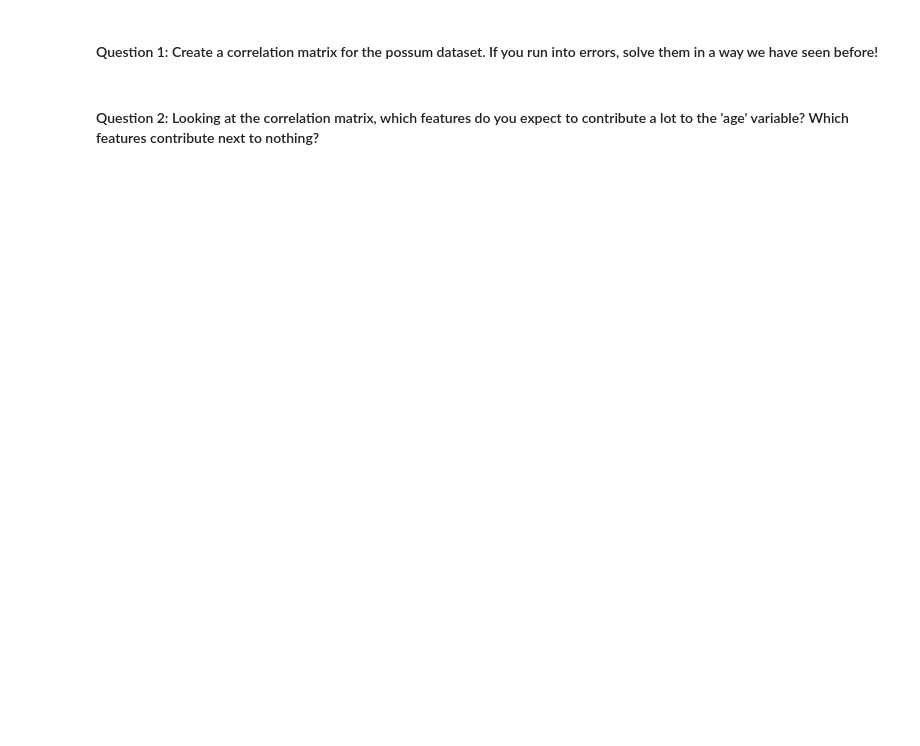
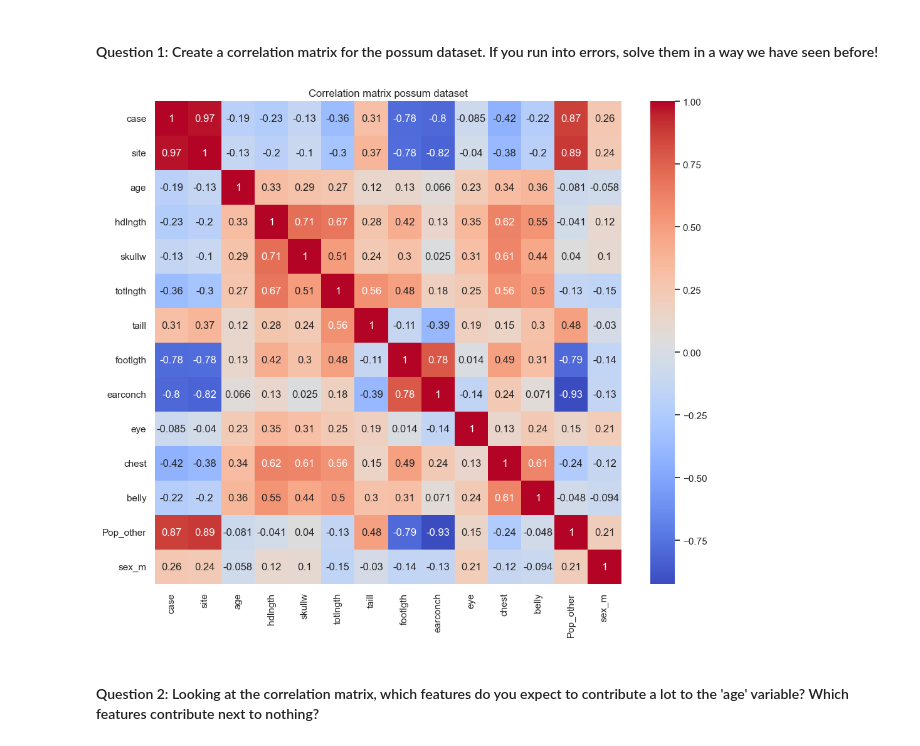
Before and after one commit to ChaybonV/Data-Science-Fundamentals, a Jupyter notebook: 10/DSF 10 - Lasso Regression Exercise.ipynb, the cells around one changed output. Drawn from its saved outputs; the diff is of its cells as text; code cells hidden in the pictures; blank space fills up the shorter version.

```diff
--- a/10/DSF 10 - Lasso Regression Exercise.ipynb
+++ b/10/DSF 10 - Lasso Regression Exercise.ipynb
@@ -54,4 +63,18 @@ df.head()
 # %% [markdown]
 #### Question 1: Create a correlation matrix for the possum dataset. If you run into errors, solve them in a way we have seen before!
+# %%
+# A correlation matrix only works with numerical columns.
+# Pop and sex are text columns, so we convert them to dummy variables.
+df = rdf.dropna().copy()
+df_numeric = pd.get_dummies(df, drop_first=True)
+
+corr_matrix = df_numeric.corr(numeric_only=True)
+
+plt.figure(figsize=(12, 10))
+sns.heatmap(corr_matrix, annot=True, cmap="coolwarm")
+plt.title("Correlation matrix possum dataset")
+plt.show()
+# %% [output]
+[figure, added]
 # %% [markdown]
 #### Question 2: Looking at the correlation matrix, which features do you expect to contribute a lot to the 'age' variable? Which features contribute next to nothing?
```
Also changed, not shown: parts of 9 cells of this notebook, 2 other files.
